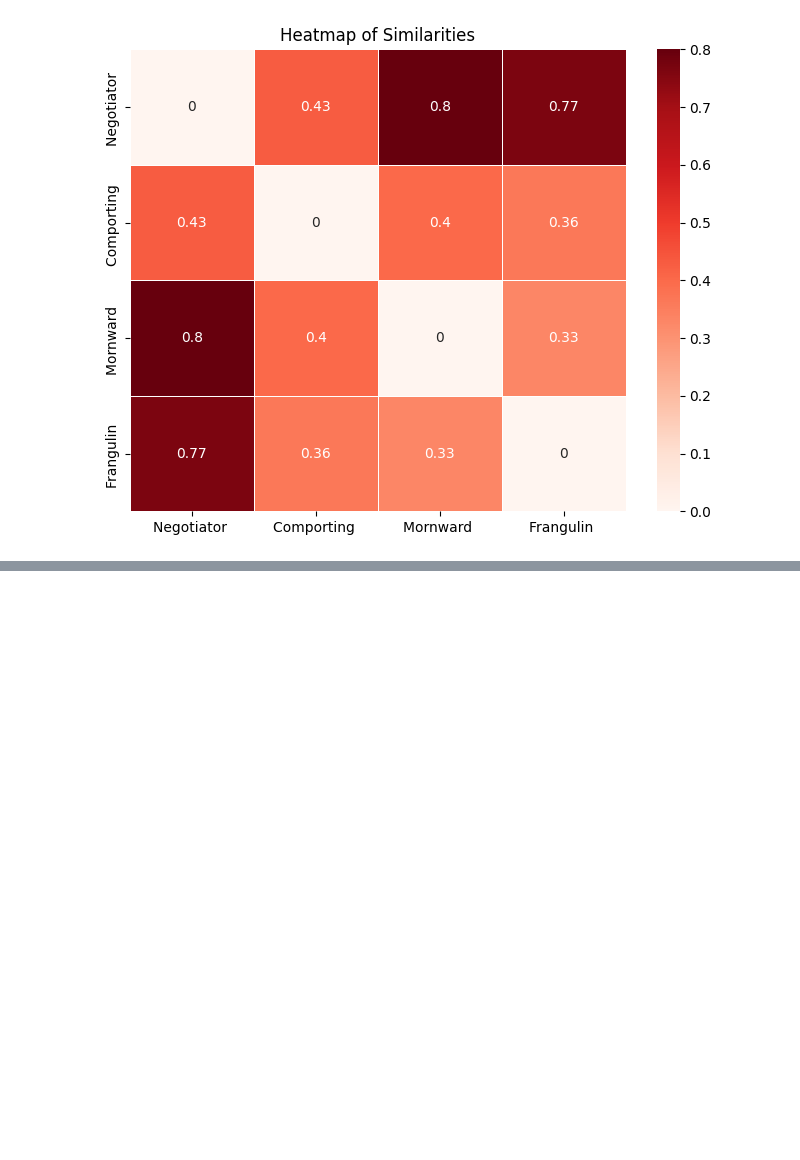
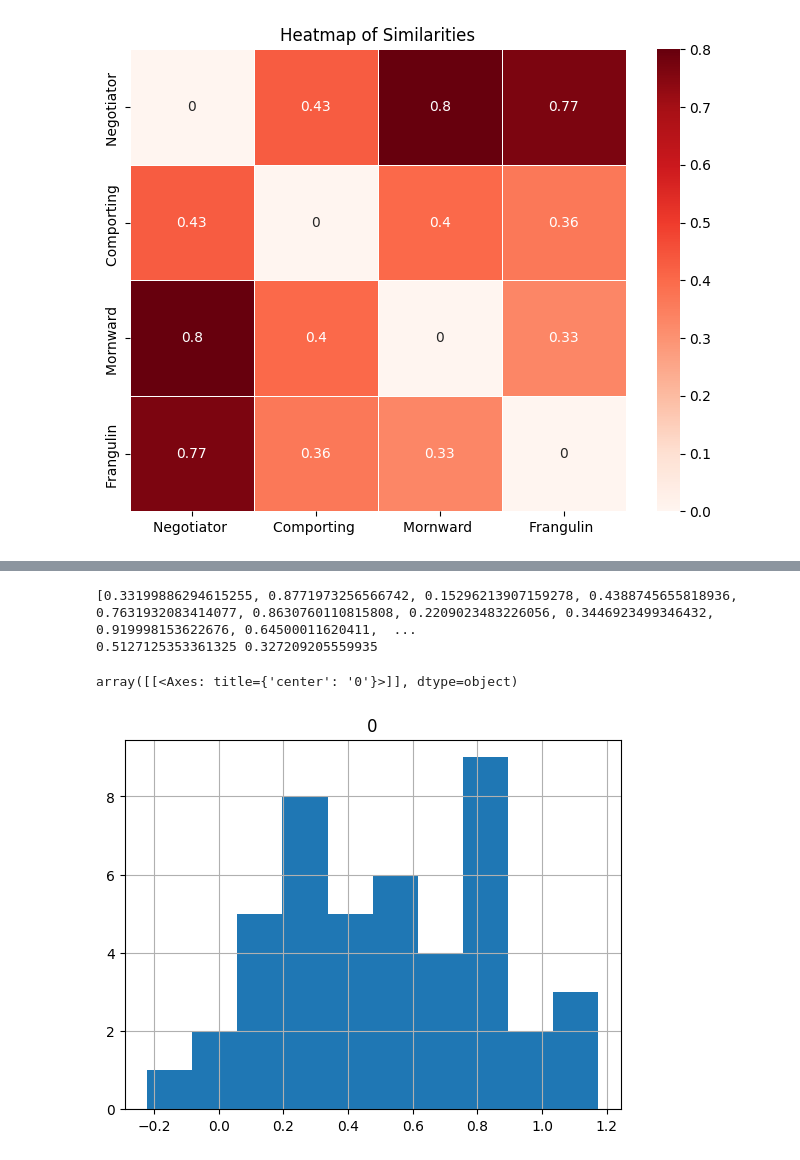
Before and after one commit to mahdinasseri/Normalized-Google-Distance, a Jupyter notebook: main.ipynb, the cells around one changed output, grey strips where cells are left out. Cells and saved outputs as stored; diff of their text form; code cells hidden in the pictures; blank space fills up the shorter version.

```diff
--- a/main.ipynb
+++ b/main.ipynb
@@ -91,0 +89,10 @@ pd.DataFrame(mean_Values).plot()
+# %%
+element_list = get_random_words(n=10)
+matrix = pairwise_NGD(element_list, lan='en')
+m = pd.DataFrame(matrix)
+x = len(m)
+values = []
+for i in range(0,x):
+    for j in range(i+1,x):
+        #print(i,j, m.iloc[i,j])
+        values.append(m.iloc[i,j])
@@ -91,0 +118,11 @@ pd.DataFrame(mean_Values).plot()
+# %%
+print(values)
+print(np.mean(values), np.std(values))
+# %% [output]
+[0.33199886294615255, 0.8771973256566742, 0.15296213907159278, 0.4388745655818936, 0.7631932083414077, 0.8630760110815808, 0.2209023483226056, 0.3446923499346432, 0.919998153622676, 0.64500011620411,  ...
+0.5127125353361325 0.327209205559935
+# %%
+pd.DataFrame(values).hist(bins=10)
+# %% [output]
+array([[<Axes: title={'center': '0'}>]], dtype=object)
+[figure, added]
```
Also changed, not shown: parts of 5 cells of this notebook.
